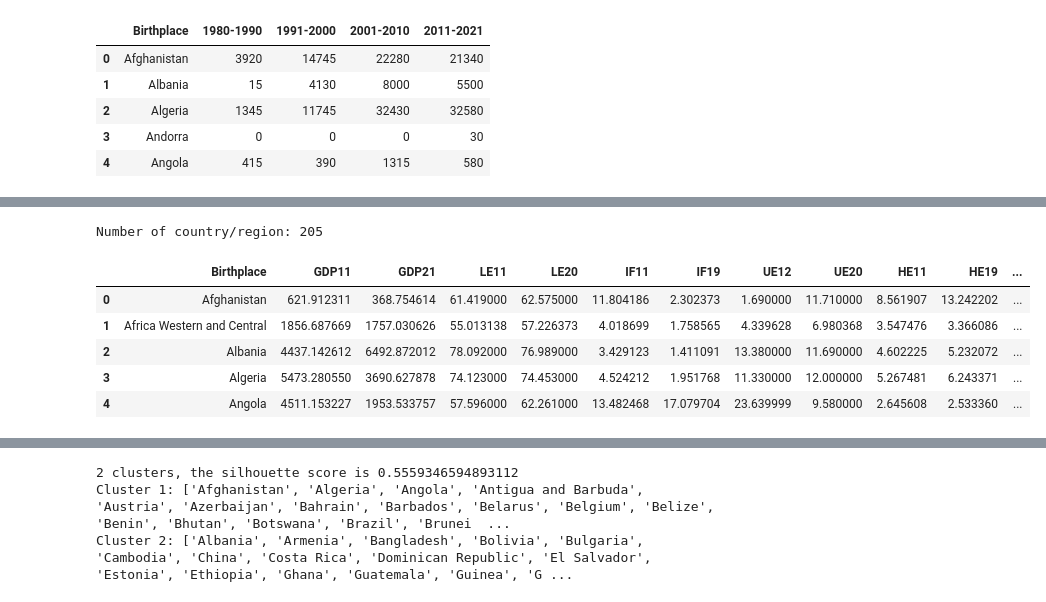
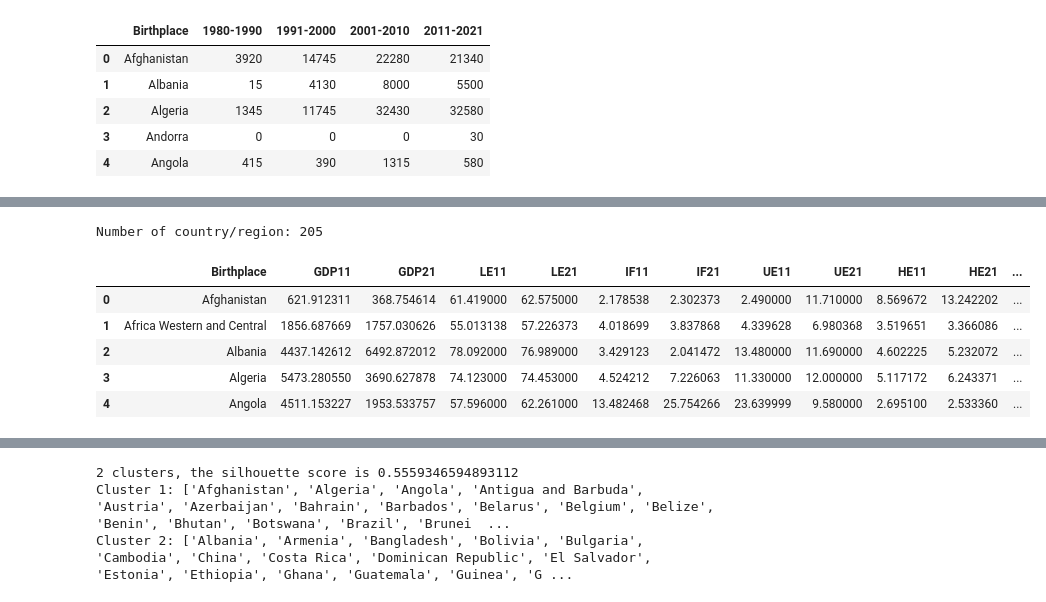
Before and after one commit to Hongwei-Z/CanadianImmigrationStudy, a Jupyter notebook: Main.ipynb, the cells around one changed output, grey strips where cells are left out. Drawn from its saved outputs; the diff is of its cells as text; code cells hidden in the pictures.

Commit message:
Add comments, modify data, and add a new experiment.

```diff
--- a/Main.ipynb
+++ b/Main.ipynb
@@ -40,15 +48,30 @@ Number of country/region: 200
 | 3 | Andorra | 0 | 0 | 0 | 30 |
 | 4 | Angola | 415 | 390 | 1315 | 580 |
 # %%
+# Filtering data from each dataset for 2011 and 2021.
+'''
+Dataset name and meaning:
+gdp: GDP per capita (current US$), GDP11 = GDP per capita for 2011, GDP21 = GDP per capita for 2021.
+life: Life expectancy at birth, total (years), LE11, LE21.
+inflation: Inflation, consumer prices (annual %), IF11, IF21.
+unemployment: Unemployment, total (% of total labor force) (national estimate), UE11, UE21.
+health: Current health expenditure (% of GDP), HE11, HE21.
+education: Government expenditure on education, total (% of GDP), ED11, ED21.
+'''
+
 gdp = pd.read_csv("Datasets/gdp.csv", skiprows=4, nrows=266, usecols=[0, 55, 65])
 gdp.columns = ['Birthplace', 'GDP11', 'GDP21']
-life = pd.read_csv("Datasets/life.csv", skiprows=4, usecols=[55, 64])
-life.columns = ['LE11', 'LE20']
-inflation = pd.read_csv("Datasets/inflation.csv", skiprows=4, usecols=[55, 63])
-inflation.columns = ['IF11', 'IF19']
-unemployment = pd.read_csv("Datasets/unemployment.csv", skiprows=4, usecols=[56, 64])
-unemployment.columns = ['UE12', 'UE20']
-health = pd.read_csv("Datasets/health.csv", skiprows=4, usecols=[55, 63])
-health.columns = ['HE11', 'HE19']
-education = pd.read_csv("Datasets/education.csv", skiprows=4, usecols=[55, 64])
-education.columns = ['ED11', 'ED20']
+life = pd.read_csv("Datasets/life.csv", skiprows=4, usecols=[55, 65])
+life.columns = ['LE11', 'LE21']
+inflation = pd.read_csv("Datasets/inflation.csv", skiprows=4, usecols=[55, 65])
+inflation.columns = ['IF11', 'IF21']
+unemployment = pd.read_csv("Datasets/unemployment.csv", skiprows=4, usecols=[55, 65])
+unemployment.columns = ['UE11', 'UE21']
+health = pd.read_csv("Datasets/health.csv", skiprows=4, usecols=[55, 65])
+health.columns = ['HE11', 'HE21']
+education = pd.read_csv("Datasets/education.csv", skiprows=4, usecols=[55, 65])
+education.columns = ['ED11', 'ED21']
+
+comb = pd.concat([gdp, life, inflation, unemployment, health, education], axis=1)
+print("Number of country/region:", len(comb))
+comb.head()
@@ -67,41 +86,47 @@ Number of country/region: 266
 # %%
-def imputation (file, data, col1, col2):
+# Use the data imputation algorithm to fill in the missing data.
+
+def imputation (file, data, col1, col2):  # csv file, table, index of the two columns need to be filled.
     f = pd.read_csv(file, skiprows=4, usecols=range(35, 66)).to_numpy()  # 1991-2021
 
     for i in range(len(data)):
+        # Find the location of the missing data and read all data from the dataset for a certain time range.
         if math.isnan(data.iloc[[i], [col1]].values) or math.isnan(data.iloc[[i], [col2]].values):
             row = []
             for j in f[i]:
                 if not math.isnan(j):
                     row.append(j)
 
+            # If there are more than ten data exist, choose two data that are ten years apart.
             if len(row) >= 10:
                 data.iloc[[i], [col1]] = row[len(row) - 10]
                 data.iloc[[i], [col2]] = row[-1]
+            # Otherwise, select the first and last one.
             elif 1 < len(row) < 10:
                 data.iloc[[i], [col1]] = row[0]
                 data.iloc[[i], [col2]] = row[-1]
             row.clear()
 
 
 imputation("Datasets/gdp.csv", comb, 1, 2)
 imputation("Datasets/life.csv", comb, 3, 4)
 imputation("Datasets/inflation.csv", comb, 5, 6)
 imputation("Datasets/unemployment.csv", comb, 7, 8)
 imputation("Datasets/health.csv", comb, 9, 10)
 imputation("Datasets/education.csv", comb, 11, 12)
 
-comb.dropna(axis=0,subset = ['GDP11', 'GDP21', 'LE11', 'LE20', 'IF11', 'IF19', 'UE12', 'UE20', 'HE11', 'HE19', 'ED11', 'ED20'], inplace=True)
+# For countries or regions with too much missing data, they are removed because they cannot be imputed.
+comb.dropna(axis=0,subset = ['GDP11', 'GDP21', 'LE11', 'LE21', 'IF11', 'IF21', 'UE11', 'UE21', 'HE11', 'HE21', 'ED11', 'ED21'], inplace=True)
 comb = comb.sort_values(by=['Birthplace'])
 comb.reset_index(drop=True, inplace=True)
 print("Number of country/region:", len(comb))
 comb.head()
 # %% [output]
 Number of country/region: 205
-|  | Birthplace | GDP11 | GDP21 | LE11 | LE20 | IF11 | IF19 | UE12 | UE20 | HE11 | HE19 | ... |
-| 0 | Afghanistan | 621.912311 | 368.754614 | 61.419000 | 62.575000 | 11.804186 | 2.302373 | 1.690000 | 11.710000 | 8.561907 | 13.242202 | ... |
-| 1 | Africa Western and Central | 1856.687669 | 1757.030626 | 55.013138 | 57.226373 | 4.018699 | 1.758565 | 4.339628 | 6.980368 | 3.547476 | 3.366086 | ... |
-| 2 | Albania | 4437.142612 | 6492.872012 | 78.092000 | 76.989000 | 3.429123 | 1.411091 | 13.380000 | 11.690000 | 4.602225 | 5.232072 | ... |
-| 3 | Algeria | 5473.280550 | 3690.627878 | 74.123000 | 74.453000 | 4.524212 | 1.951768 | 11.330000 | 12.000000 | 5.267481 | 6.243371 | ... |
-| 4 | Angola | 4511.153227 | 1953.533757 | 57.596000 | 62.261000 | 13.482468 | 17.079704 | 23.639999 | 9.580000 | 2.645608 | 2.533360 | ... |
+|  | Birthplace | GDP11 | GDP21 | LE11 | LE21 | IF11 | IF21 | UE11 | UE21 | HE11 | HE21 | ... |
+| 0 | Afghanistan | 621.912311 | 368.754614 | 61.419000 | 62.575000 | 2.178538 | 2.302373 | 2.490000 | 11.710000 | 8.569672 | 13.242202 | ... |
+| 1 | Africa Western and Central | 1856.687669 | 1757.030626 | 55.013138 | 57.226373 | 4.018699 | 3.837868 | 4.339628 | 6.980368 | 3.519651 | 3.366086 | ... |
+| 2 | Albania | 4437.142612 | 6492.872012 | 78.092000 | 76.989000 | 3.429123 | 2.041472 | 13.480000 | 11.690000 | 4.602225 | 5.232072 | ... |
+| 3 | Algeria | 5473.280550 | 3690.627878 | 74.123000 | 74.453000 | 4.524212 | 7.226063 | 11.330000 | 12.000000 | 5.117172 | 6.243371 | ... |
+| 4 | Angola | 4511.153227 | 1953.533757 | 57.596000 | 62.261000 | 13.482468 | 25.754266 | 23.639999 | 9.580000 | 2.695100 | 2.533360 | ... |
 # %%
```
Also changed, not shown: parts of 22 cells of this notebook, 1 other file.
